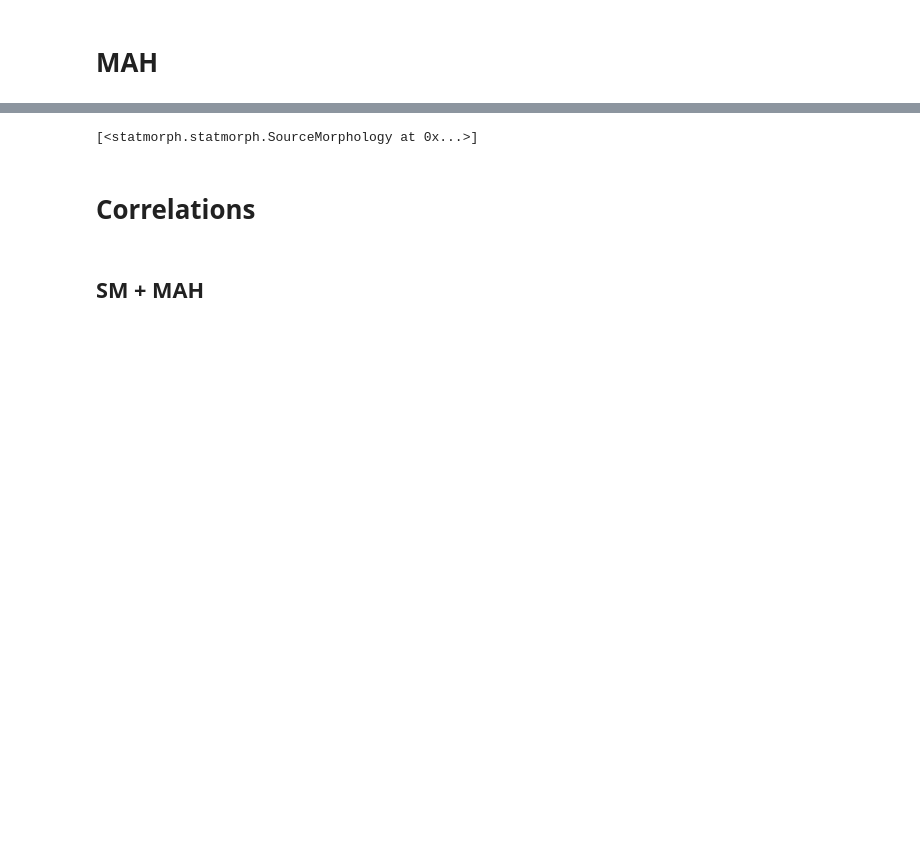
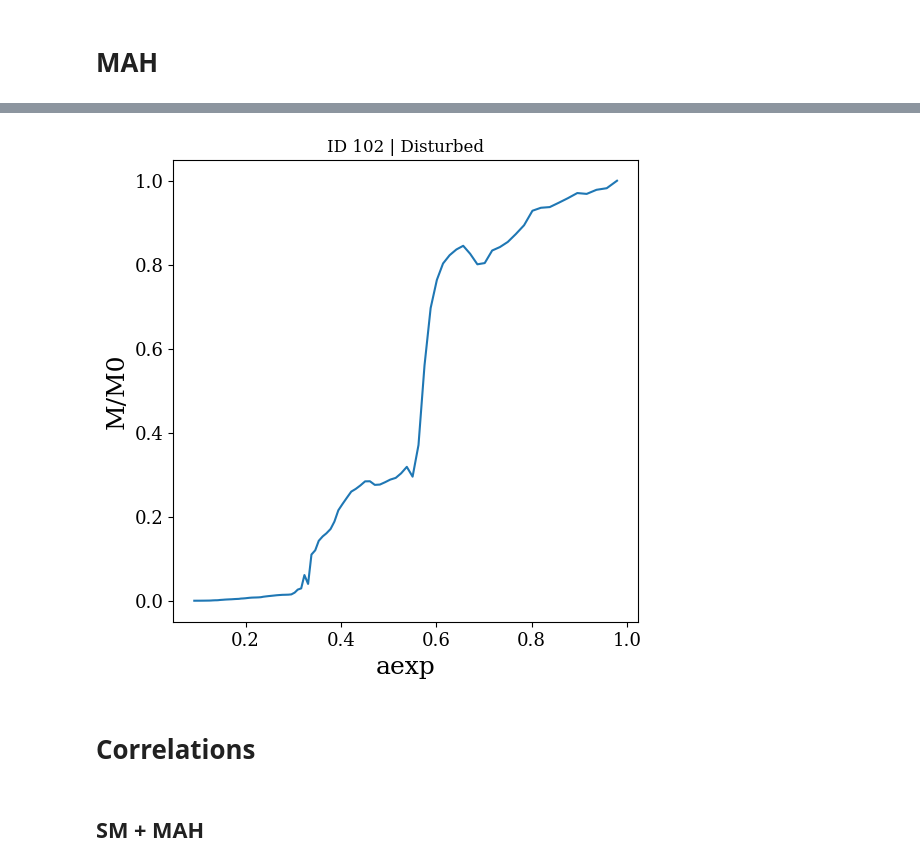
Before and after one commit to Kabelo-T/cluster_morph, a Jupyter notebook: cluster_morphs.ipynb, the cells around one changed output, grey strips where cells are left out. Saved outputs shown, nothing was run; the diff lists cells and outputs as text; code cells hidden in the pictures; blank space fills up the shorter version.

```diff
--- a/cluster_morphs.ipynb
+++ b/cluster_morphs.ipynb
@@ -26,7 +20,7 @@ warnings.simplefilter(action='ignore', category=FutureWarning)
 # %%
 plt.rcParams['xtick.labelsize'] = 13
 plt.rcParams['ytick.labelsize'] = 13
-plt.rcParams['axes.labelsize'] = 13
+plt.rcParams['axes.labelsize'] = 18
 plt.rcParams["mathtext.fontset"] = "cm"
 plt.rcParams["font.family"] = "serif"
 # %% [markdown]
@@ -196,7 +28,10 @@ bcg_0323_125_0.fits done
-# %%
-morph
-# %% [output]
-[<statmorph.statmorph.SourceMorphology at 0x...>]
+# %%
+indx = 102
+fig, axs = plt.subplots(nrows=1, ncols=1, figsize=(6, 6))
+plots.plot_mah(indx, axs)
+plt.show()
+# %% [output]
+[figure, added]
 # %% [markdown]
 # Correlations
 # %% [markdown]
```
Also changed, not shown: parts of 34 cells of this notebook, 4 other files.
